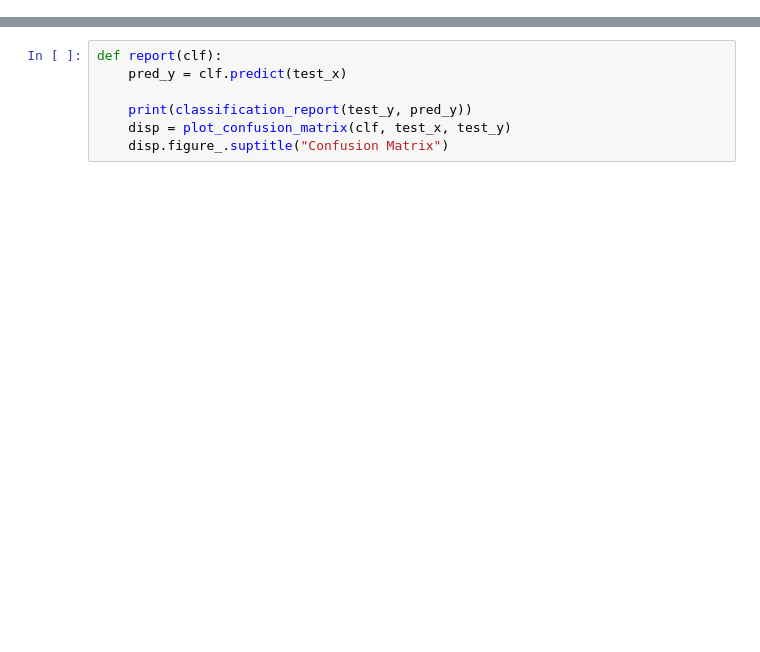
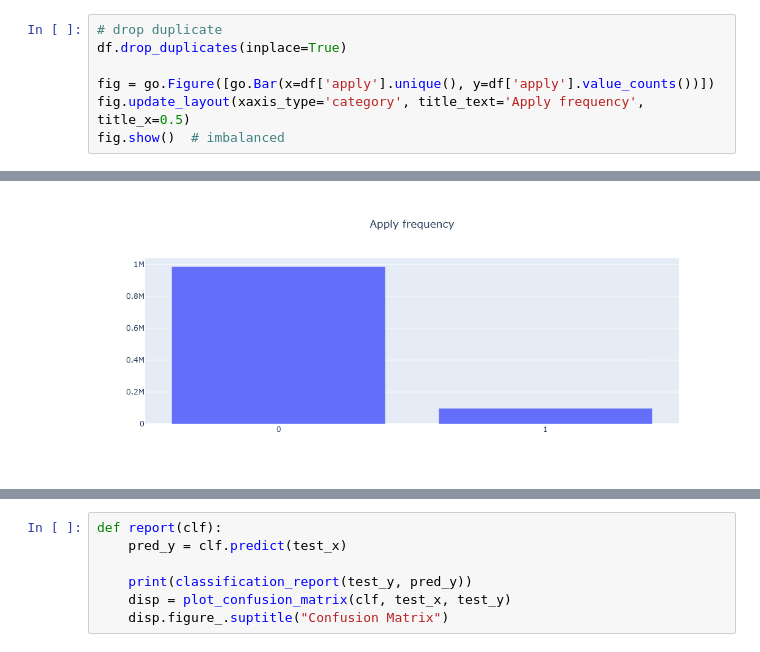
Before and after one commit to jshian/Predict_CTR, a Jupyter notebook: nn.ipynb, the cells around one changed output, grey strips where cells are left out. Saved outputs shown, nothing was run; the diff lists cells and outputs as text; blank space fills up the shorter version.

```diff
--- a/nn.ipynb
+++ b/nn.ipynb
@@ -15,3 +16,11 @@ df.head()
 | 2 | 11.874042 | 0.043637 | 2.527080 | 0.011935 | 0.011208 | ... |
 | 3 | 0.000000 | 0.000000 | 3.695809 | 0.013046 | 0.033340 | ... |
 | 4 | NaN | NaN | 7.868900 | 0.008065 | 0.008772 | ... |
+# %%
+# drop duplicate
+df.drop_duplicates(inplace=True)
+
+fig = go.Figure([go.Bar(x=df['apply'].unique(), y=df['apply'].value_counts())])
+fig.update_layout(xaxis_type='category', title_text='Apply frequency', title_x=0.5)
+fig.show()  # imbalanced
+# %% [output]
@@ -18,3 +28,4 @@ df.head()
+[figure, added]
 # %%
 # start fking preprocessing
 from sklearn.experimental import enable_iterative_imputer
```
Also changed, not shown: parts of 9 cells of this notebook.
